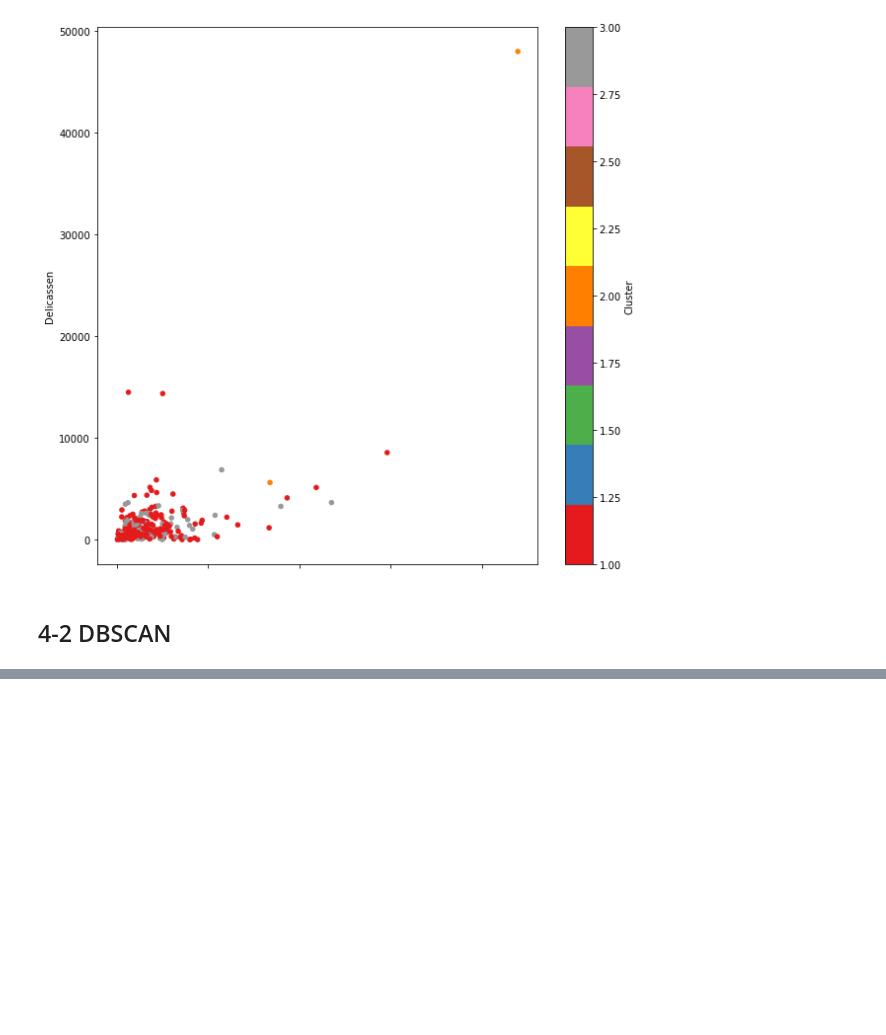
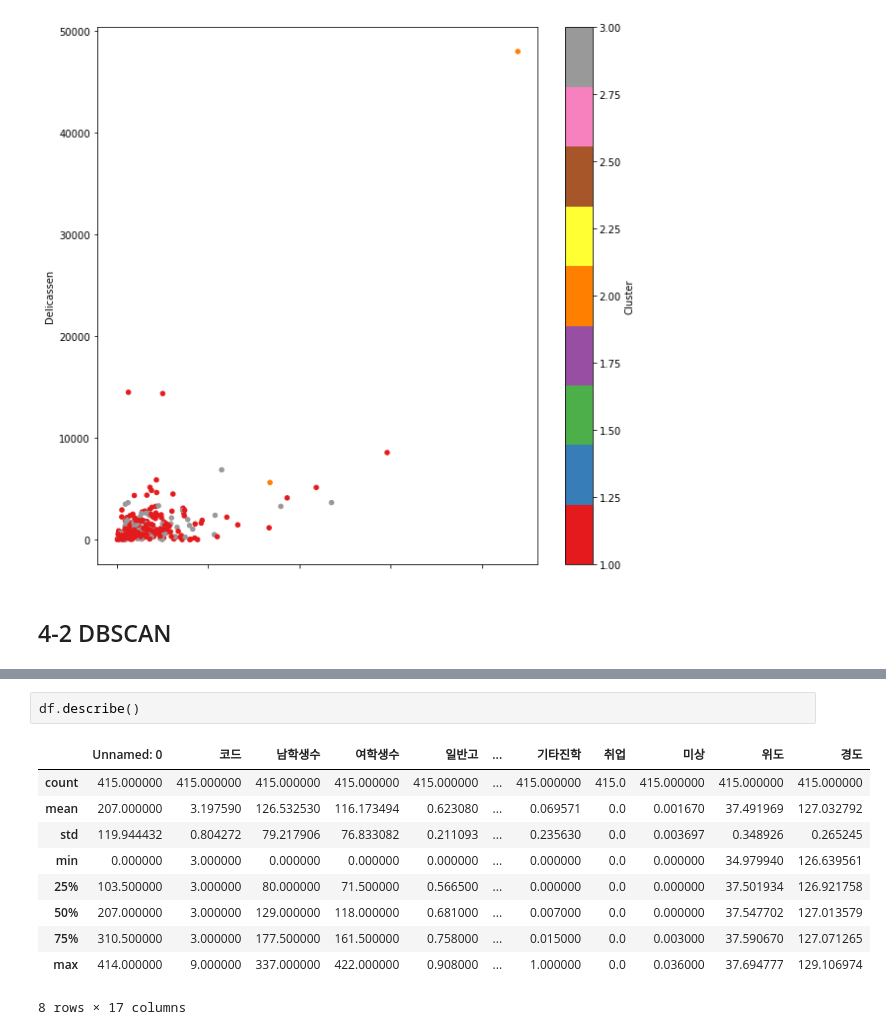
Before and after one commit to harryyang1982/pandas_data_analysis, a Jupyter notebook: part7.ipynb, the cells around one changed output, grey strips where cells are left out. Drawn from its saved outputs; the diff is of its cells as text; blank space fills up the shorter version.

```diff
--- a/part7.ipynb
+++ b/part7.ipynb
@@ -892,0 +958,13 @@ plt.close()
+# %%
+df.describe()
+# %% [output]
+|  | Unnamed: 0 | 코드 | 남학생수 | 여학생수 | 일반고 | ... | 기타진학 | 취업 | 미상 | 위도 | 경도 |
+| count | 415.000000 | 415.000000 | 415.000000 | 415.000000 | 415.000000 | ... | 415.000000 | 415.0 | 415.000000 | 415.000000 | 415.000000 |
+| mean | 207.000000 | 3.197590 | 126.532530 | 116.173494 | 0.623080 | ... | 0.069571 | 0.0 | 0.001670 | 37.491969 | 127.032792 |
+| std | 119.944432 | 0.804272 | 79.217906 | 76.833082 | 0.211093 | ... | 0.235630 | 0.0 | 0.003697 | 0.348926 | 0.265245 |
+| min | 0.000000 | 3.000000 | 0.000000 | 0.000000 | 0.000000 | ... | 0.000000 | 0.0 | 0.000000 | 34.979940 | 126.639561 |
+| 25% | 103.500000 | 3.000000 | 80.000000 | 71.500000 | 0.566500 | ... | 0.000000 | 0.0 | 0.000000 | 37.501934 | 126.921758 |
+| 50% | 207.000000 | 3.000000 | 129.000000 | 118.000000 | 0.681000 | ... | 0.007000 | 0.0 | 0.000000 | 37.547702 | 127.013579 |
+| 75% | 310.500000 | 3.000000 | 177.500000 | 161.500000 | 0.758000 | ... | 0.015000 | 0.0 | 0.003000 | 37.590670 | 127.071265 |
+| max | 414.000000 | 9.000000 | 337.000000 | 422.000000 | 0.908000 | ... | 1.000000 | 0.0 | 0.036000 | 37.694777 | 129.106974 |
+8 rows × 17 columns
```
Also changed, not shown: parts of 9 cells of this notebook, 2 other files.
